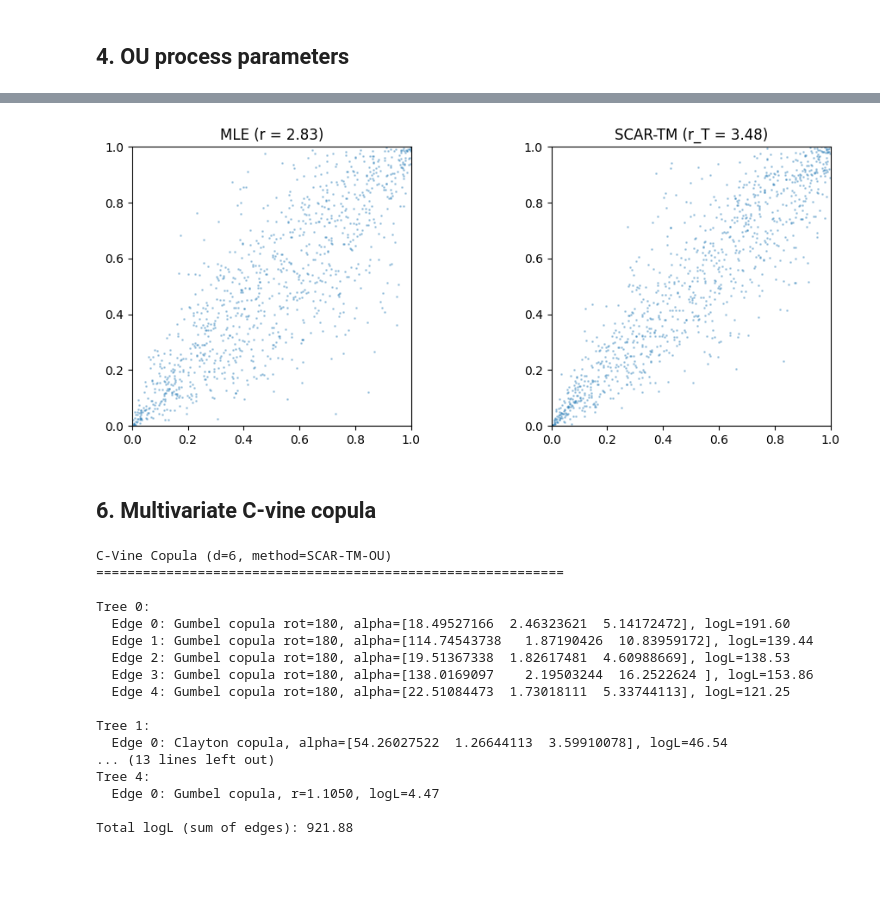
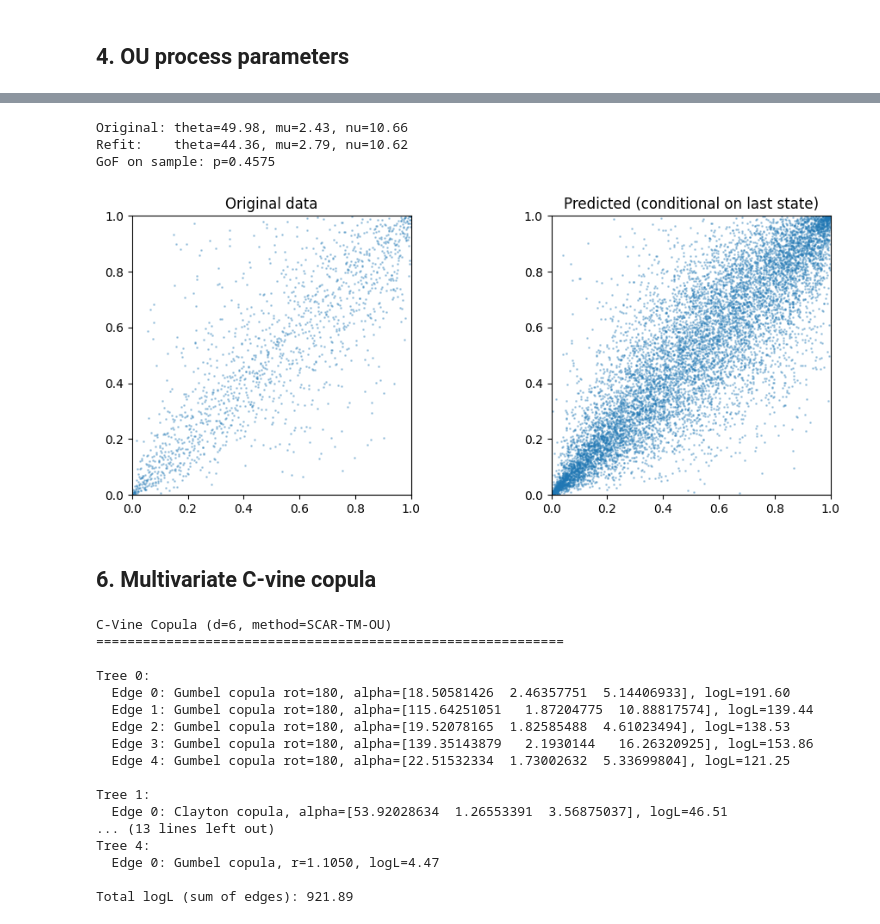
Before and after one commit to AANovokhatskiy/pyscarcopula, a Jupyter notebook: example.ipynb, the cells around one changed output, grey strips where cells are left out. Drawn from its saved outputs; the diff is of its cells as text; code cells hidden in the pictures; blank space fills up the shorter version.

```diff
--- a/example.ipynb
+++ b/example.ipynb
@@ -16,8 +16,7 @@ from pyscarcopula.stattests import gof_test
 crypto_prices = pd.read_csv('data/crypto_prices.csv', index_col=0, sep=';')
 
 tickers = ['BTC-USD', 'ETH-USD']
-returns_pd = np.log(crypto_prices[tickers] / crypto_prices[tickers].shift(1))[1:]
-returns = returns_pd.values
+returns = np.log(crypto_prices[tickers] / crypto_prices[tickers].shift(1))[1:].values
 u = pobs(returns)
 
 print(f'T = {len(u)}, d = {u.shape[1]}')
@@ -56,20 +47,14 @@ from matplotlib import pyplot as plt
 
 r_mle = smoothed_params(copula, u, result_mle)
 r_tm  = smoothed_params(copula, u, result_tm)
-r_gas = smoothed_params(copula, u, result_gas)
 
-fig, ax = plt.subplots(figsize=(10, 4))
-
-w = 30
-ax.plot(pd.Series(r_tm).rolling(w).mean(), label='SCAR-TM (30d avg)', alpha=0.9)
-ax.plot(pd.Series(r_gas).rolling(w).mean(), label='GAS (30d avg)', alpha=0.9)
-ax.axhline(r_mle[0], color='green', linestyle='--', label=f'MLE = {r_mle[0]:.2f}')
-
-ax.set_ylabel(r'Copula parameter $\theta_t$')
-ax.set_xlabel('Observation index')
-ax.set_title('Gumbel-180 copula parameter (BTC-ETH daily)')
+fig, ax = plt.subplots(figsize=(12, 4))
+ax.plot(r_tm, label='SCAR-TM', alpha=0.7)
+ax.axhline(r_mle[0], color='r', ls='--', label=f'MLE (r = {r_mle[0]:.2f})')
+ax.set_ylabel('Copula parameter')
+ax.set_xlabel('Time step')
+ax.set_title('Time-varying copula parameter (Gumbel-180, BTC-ETH)')
 ax.legend()
-ax.grid(True, alpha=0.3)
 plt.tight_layout()
 plt.show()
 # %% [output]
@@ -97,49 +87,62 @@ tau   = 29.2 days  (mean-reversion time)
+# %%
+# Model validation: sample -> refit -> GoF
+v = sample(copula, u, result_tm, n=len(u))
+v_pobs = pobs(v)
+result_refit = fit(copula, v_pobs, method='scar-tm-ou')
+gof_v = gof_test(copula, v_pobs, fit_result=result_refit, to_pobs=False)
+
+p1 = result_tm.params
+p2 = result_refit.params
+print(f'Original: theta={p1.theta:.2f}, mu={p1.mu:.2f}, nu={p1.nu:.2f}')
+print(f'Refit:    theta={p2.theta:.2f}, mu={p2.mu:.2f}, nu={p2.nu:.2f}')
+print(f'GoF on sample: p={gof_v.pvalue:.4f}')
+# %% [output]
+Original: theta=49.98, mu=2.43, nu=10.66
+Refit:    theta=44.36, mu=2.79, nu=10.62
+GoF on sample: p=0.4575
 # %%
-samples_mle = copula.sample(n=1000, r=result_mle.copula_param)
-
-r_last = r_tm[-1]
-samples_tm = copula.sample(n=1000, r=r_last)
+# Prediction: conditional on current market state
+u_pred = predict(copula, u, result_tm, n=10000)
 
 fig, axes = plt.subplots(1, 2, figsize=(10, 4))
-axes[0].scatter(samples_mle[:, 0], samples_mle[:, 1], s=1, alpha=0.3)
-axes[0].set_title(f'MLE (r = {result_mle.copula_param:.2f})')
-axes[1].scatter(samples_tm[:, 0], samples_tm[:, 1], s=1, alpha=0.3)
-axes[1].set_title(f'SCAR-TM (r_T = {r_last:.2f})')
+axes[0].scatter(u[:, 0], u[:, 1], s=1, alpha=0.3)
+axes[0].set_title('Original data')
+axes[1].scatter(u_pred[:, 0], u_pred[:, 1], s=1, alpha=0.3)
+axes[1].set_title('Predicted (conditional on last state)')
 for ax in axes:
     ax.set_xlim(0, 1)
     ax.set_ylim(0, 1)
     ax.set_aspect('equal')
 plt.tight_layout()
 plt.show()
 # %% [output]
-[figure, old version]
+[figure, new version]
 # %% [markdown]
 ## 6. Multivariate C-vine copula
 # %%
 tickers_6d = ['BTC-USD', 'ETH-USD', 'BNB-USD', 'ADA-USD', 'XRP-USD', 'DOGE-USD']
-returns_6d = np.log(crypto_prices[tickers_6d] / crypto_prices[tickers_6d].shift(1))[1:251]
-u_6d = pobs(returns_6d.values)
+returns_6d = np.log(crypto_prices[tickers_6d] / crypto_prices[tickers_6d].shift(1))[1:251].values
+u_6d = pobs(returns_6d)
 
 vine = CVineCopula()
-vine.fit(u_6d, method='scar-tm-ou',
-         truncation_level=2, min_edge_logL=10)
+vine.fit(u_6d, method='scar-tm-ou', truncation_level=2, min_edge_logL=10)
 vine.summary()
 # %% [output]
 C-Vine Copula (d=6, method=SCAR-TM-OU)
 ============================================================
 
 Tree 0:
-  Edge 0: Gumbel copula rot=180, alpha=[18.49527166  2.46323621  5.14172472], logL=191.60
-  Edge 1: Gumbel copula rot=180, alpha=[114.74543738   1.87190426  10.83959172], logL=139.44
-  Edge 2: Gumbel copula rot=180, alpha=[19.51367338  1.82617481  4.60988669], logL=138.53
-  Edge 3: Gumbel copula rot=180, alpha=[138.0169097    2.19503244  16.2522624 ], logL=153.86
-  Edge 4: Gumbel copula rot=180, alpha=[22.51084473  1.73018111  5.33744113], logL=121.25
+  Edge 0: Gumbel copula rot=180, alpha=[18.50581426  2.46357751  5.14406933], logL=191.60
+  Edge 1: Gumbel copula rot=180, alpha=[115.64251051   1.87204775  10.88817574], logL=139.44
+  Edge 2: Gumbel copula rot=180, alpha=[19.52078165  1.82585488  4.61023494], logL=138.53
+  Edge 3: Gumbel copula rot=180, alpha=[139.35143879   2.1930144   16.26320925], logL=153.86
+  Edge 4: Gumbel copula rot=180, alpha=[22.51532334  1.73002632  5.33699804], logL=121.25
 
 Tree 1:
-  Edge 0: Clayton copula, alpha=[54.26027522  1.26644113  3.59910078], logL=46.54
+  Edge 0: Clayton copula, alpha=[53.92028634  1.26553391  3.56875037], logL=46.51
 ... (13 lines left out)
 Tree 4:
   Edge 0: Gumbel copula, r=1.1050, logL=4.47
 
-Total logL (sum of edges): 921.88
+Total logL (sum of edges): 921.89
 # %%
```
Also changed, not shown: parts of 14 cells of this notebook, 20 other files.
